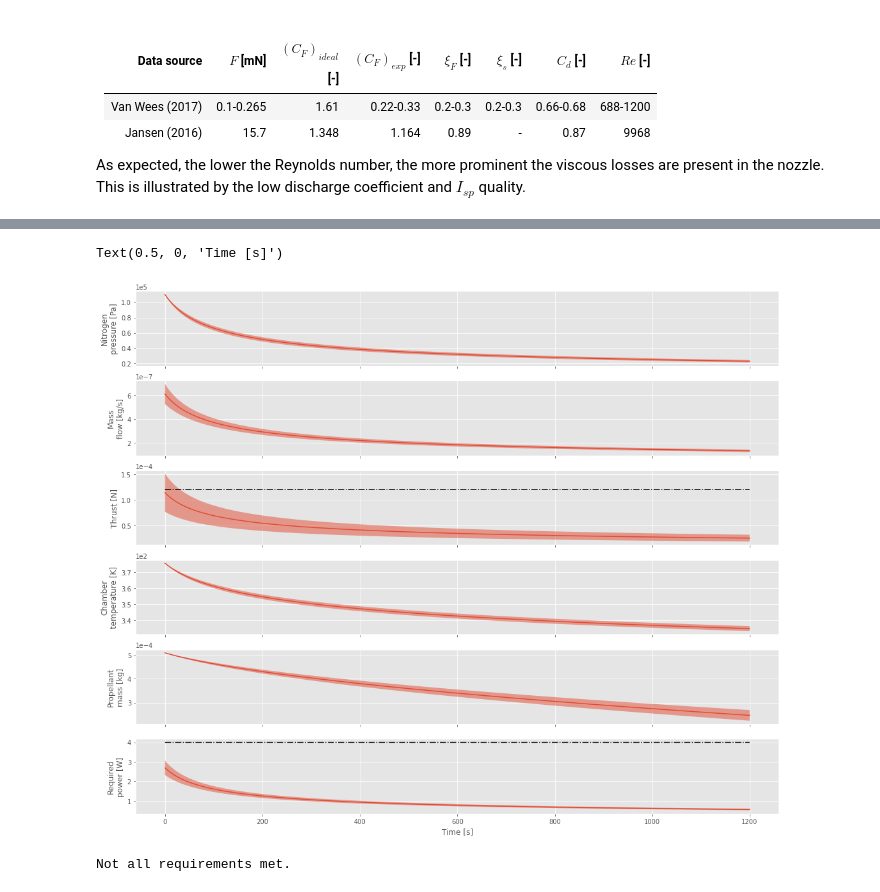
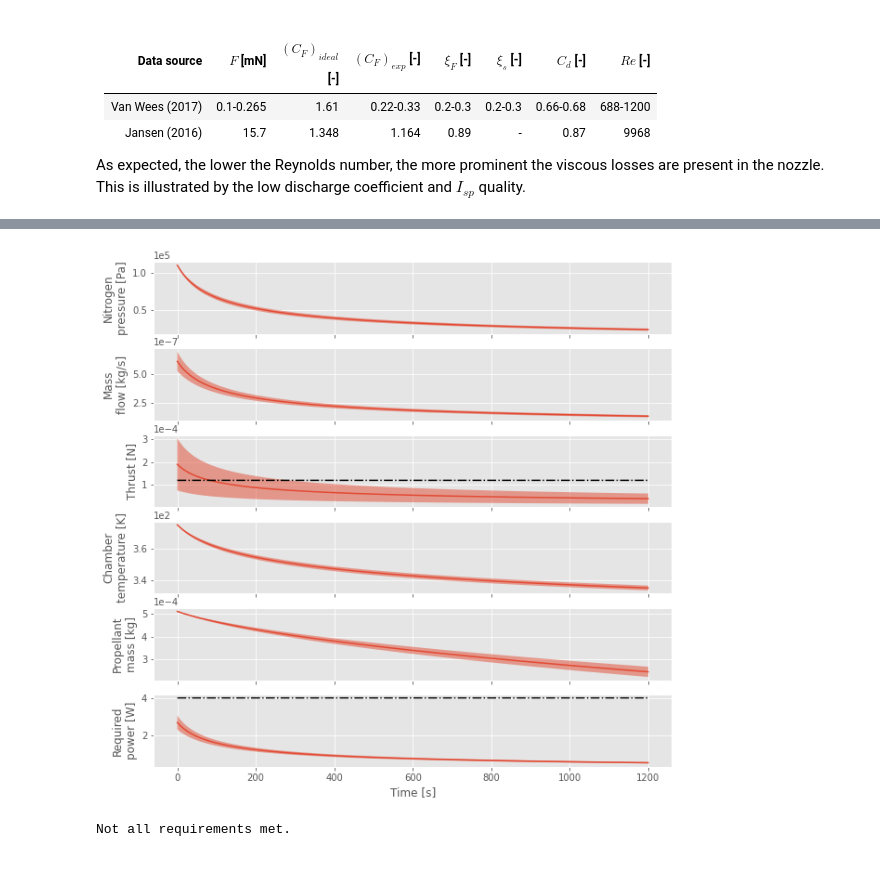
Before and after one commit to wdoppenberg/mp-operational-envelope, a Jupyter notebook: OperationalEnvelope.ipynb, the cells around one changed output, grey strips where cells are left out. Cells and saved outputs as stored; diff of their text form; code cells hidden in the pictures.

```diff
--- a/OperationalEnvelope.ipynb
+++ b/OperationalEnvelope.ipynb
@@ -301,7 +303,7 @@ V_tube = (l*np.pi*(d**2))/4
 
 # Corrections
 C_d_list = np.array([0.66, 0.87])
-xi_s_list = np.array([0.2, 0.3])
+xi_s_list = np.array([0.2, 0.6])
 
 # Input parameters
 p_0 = 1.1e5
@@ -344,7 +346,7 @@ for i, (C_d, xi_s) in enumerate(zip(C_d_list, xi_s_list)):
 # %%
 plt.style.use('ggplot')
 
-fig, ax = plt.subplots(6, 1, figsize=(18,15), sharex=True)
+fig, ax = plt.subplots(6, 1, figsize=(10,10), sharex=True)
 
 ax[0].fill_between(t, p[0, :], p[1, :], alpha=0.5)
 ax[0].plot(t, np.mean(p, axis=0))
@@ -359,35 +361,36 @@ ax[1].ticklabel_format(axis="y", style="sci", scilimits=(0,0))
 # print(f'Mass flow \t\t[{min(mdot):.2e}, {max(mdot):.2e}] kg/s')
 
 ax[2].fill_between(t, F_T[0, :], F_T[1, :], alpha=0.5)
 ax[2].plot(t, np.mean(F_T, axis=0))
 ax[2].plot(t, 0.12e-3*np.ones_like(t), 'k-.')
 ax[2].set_ylabel('Thrust [N]')
 ax[2].ticklabel_format(axis="y", style="sci", scilimits=(0,0))
 # print(f'Thrust \t\t\t[{min(F_T):.2e}, {max(F_T):.2e}] N')
 
 ax[3].fill_between(t, T_c[0, :], T_c[1, :], alpha=0.5)
 ax[3].plot(t, np.mean(T_c, axis=0))
 ax[3].set_ylabel('Chamber\ntemperature [K]')
 ax[3].ticklabel_format(axis="y", style="sci", scilimits=(0,0))
 # print(f'Chamber temperature \t[{min(T_c):.2e}, {max(T_c):.2e}] K')
 
 ax[4].fill_between(t, m[0, :], m[1, :], alpha=0.5)
 ax[4].plot(t, np.mean(m, axis=0))
 ax[4].set_ylabel('Propellant\nmass [kg]')
 ax[4].ticklabel_format(axis="y", style="sci", scilimits=(0,0))
 # print(f'Propellant mass \t[{min(m):.2e}, {max(m):.2e}] kg')
 
 ax[5].fill_between(t, P[0, :], P[1, :], alpha=0.5)
 ax[5].plot(t, np.mean(P, axis=0))
 ax[5].plot(t, 4*np.ones_like(t), 'k-.')
 ax[5].set_ylabel('Required\npower [W]')
 ax[5].ticklabel_format(axis="y", style="sci", scilimits=(0,0))
 ax[5].set_xlabel('Time [s]')
 # print(f'Required power \t\t[{min(Q):.2e}, {max(Q):.2e}] W')
 # print(f'Input power \t\t[{min(Q/eff_Q):.2e}, {max(Q/eff_Q):.2e}] W')
+
+fig.savefig('draft_envelope_corrected.pdf')
 # %% [output]
-Text(0.5, 0, 'Time [s]')
-[figure, old version]
+[figure, new version]
 # %%
 requirements = dict(
     PROP_PERF_200=max(F_T[0, :]) < 3e-3,
```
Also changed, not shown: parts of 10 cells of this notebook.
